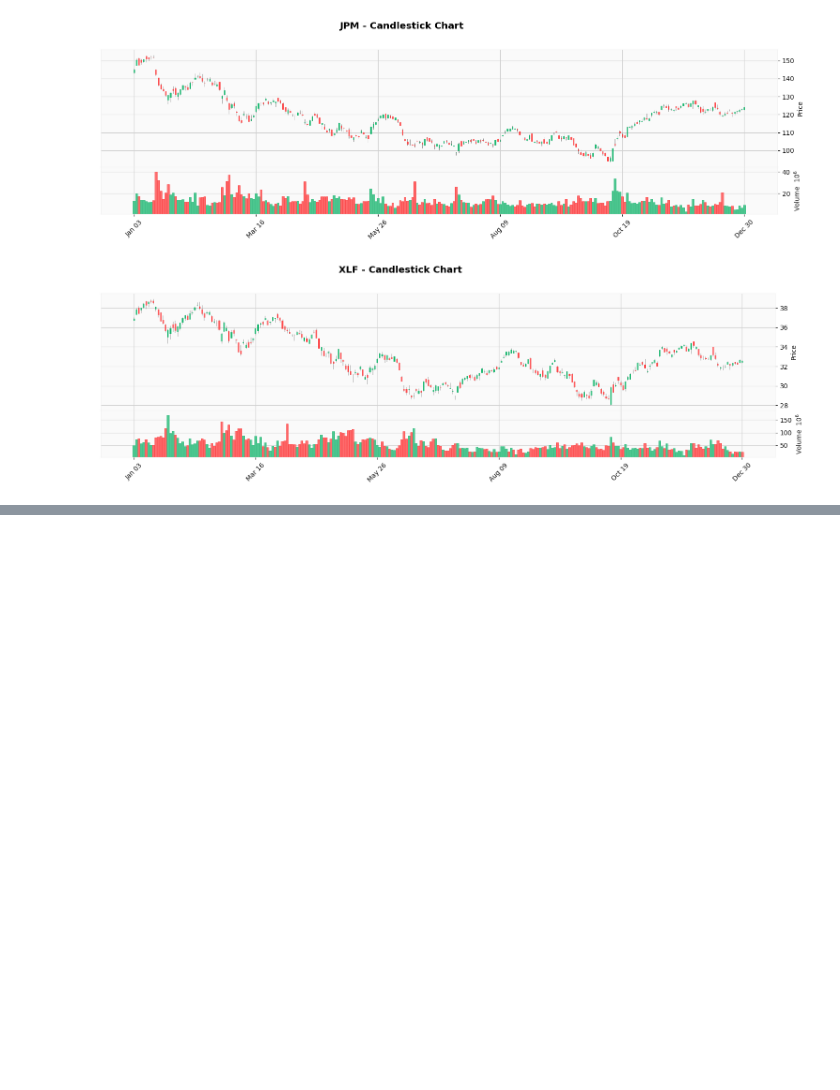
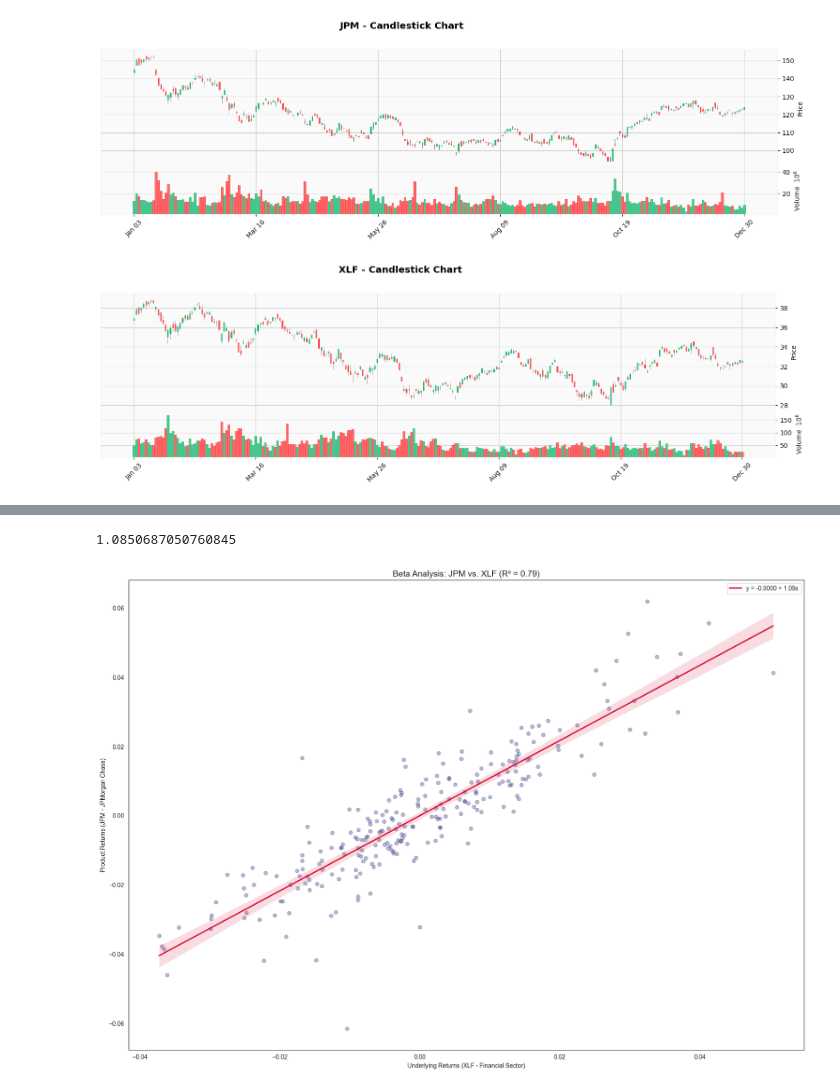
Before and after one commit to Henix212/Quant-Strat, a Jupyter notebook: Statistics/pairsTrading.ipynb, the cells around one changed output, grey strips where cells are left out. Saved outputs shown, nothing was run; the diff lists cells and outputs as text; code cells hidden in the pictures; blank space fills up the shorter version.

```diff
--- a/Statistics/pairsTrading.ipynb
+++ b/Statistics/pairsTrading.ipynb
@@ -38,0 +67,34 @@ df1
+# %%
+JPM_return = JPM_df["Close"].pct_change().dropna()
+XLF_return = XLF_df["Close"].pct_change().dropna()
+
+covariance_matrix = np.cov(JPM_return, XLF_return)
+covariance = covariance_matrix[0, 1]
+product_variance = np.var(XLF_return, ddof=1)
+beta = (covariance / product_variance).item()
+beta
+# %% [output]
+1.0850687050760845
+# %%
+df_reshaped_JPM = JPM_return.values.reshape(-1, 1)
+df_reshaped_XLF = XLF_return.values.reshape(-1, 1)
+
+reg = LinearRegression().fit(df_reshaped_XLF,df_reshaped_JPM)
+# %%
+beta = reg.coef_.item()
+alpha = reg.intercept_[0]
+r_squared = reg.score(df_reshaped_XLF, df_reshaped_JPM)
+
+plt.figure(figsize=(20,14))
+sns.regplot(x=XLF_return,
+            y=JPM_return,
+            scatter_kws={'alpha': 0.3, 'color': 'midnightblue'},
+            line_kws={'color': 'crimson', 'label': f'y = {alpha:.4f} + {beta:.2f}x'})
+
+plt.title(f"Beta Analysis: JPM vs. XLF (R² = {r_squared:.2f})", fontsize=14)
+plt.xlabel("Underlying Returns (XLF - Financial Sector)")
+plt.ylabel("Product Returns (JPM - JPMorgan Chase)")
+plt.legend()
+plt.show()
+# %% [output]
+[figure, added]
```
Also changed, not shown: parts of 5 cells of this notebook.
